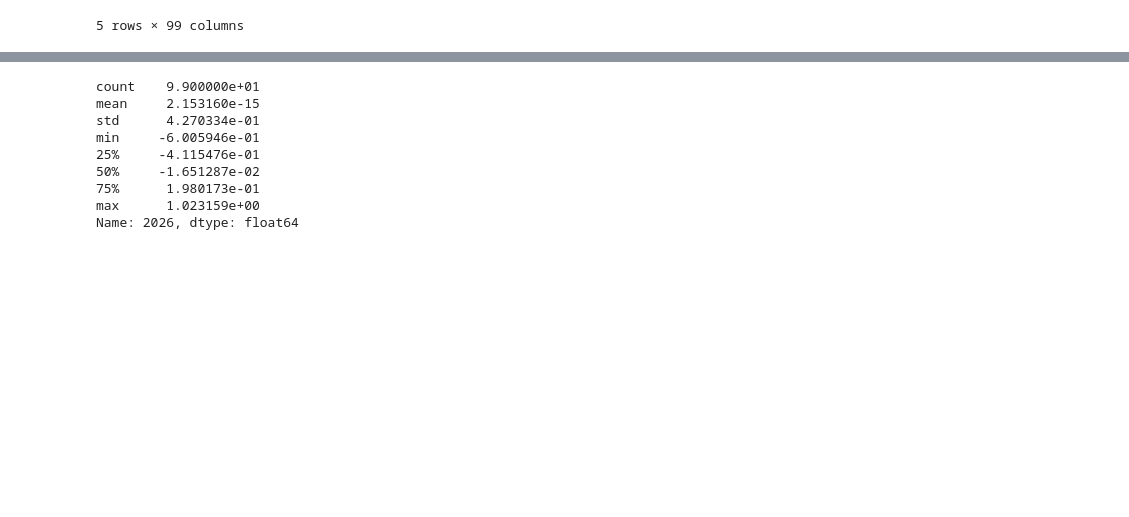
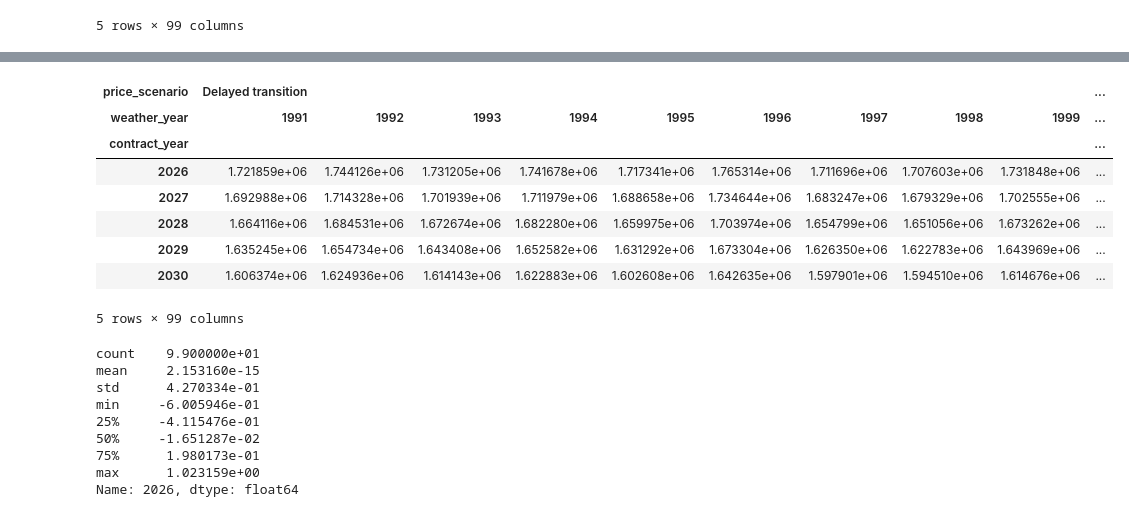
Before and after one commit to SristyKala1/ppa_selection_italy, a Jupyter notebook: notebooks/06_parametrization_setup.ipynb, the cells around one changed output, grey strips where cells are left out. Drawn from its saved outputs; the diff is of its cells as text; code cells hidden in the pictures; blank space fills up the shorter version.

```diff
--- a/notebooks/06_parametrization_setup.ipynb
+++ b/notebooks/06_parametrization_setup.ipynb
@@ -101,0 +173,6 @@ pap_solar_cost_matrix.head()
+# %%
+SLEEVING_MARGIN = 3.0
+
+sleeved_solar_mwh = annual_solar_cf * HOURS_PER_YEAR * CONTRACTED_MW
+sleeving_fee_total = SLEEVING_MARGIN * sleeved_solar_mwh
+sleeving_fee_total.describe()
@@ -102,3 +189,24 @@ pap_solar_cost_matrix.head()
+# %%
+sleeved_columns = {}
+for scenario, weather_year in price_own_zone.columns:
+    sleeved_columns[(scenario, weather_year)] = (
+        pap_solar_cost_matrix[(scenario, weather_year)] + sleeving_fee_total[weather_year]
+    )
+
+sleeved_cost_matrix = pd.DataFrame(sleeved_columns)
+sleeved_cost_matrix.columns.names = ["price_scenario", "weather_year"]
+sleeved_cost_matrix.index.name = "contract_year"
+sleeved_cost_matrix.head()
+# %% [output]
+| price_scenario | Delayed transition |  |  |  |  |  |  |  |  | ... |
+| weather_year | 1991 | 1992 | 1993 | 1994 | 1995 | 1996 | 1997 | 1998 | 1999 | ... |
+| contract_year |  |  |  |  |  |  |  |  |  | ... |
+| 2026 | 1.721859e+06 | 1.744126e+06 | 1.731205e+06 | 1.741678e+06 | 1.717341e+06 | 1.765314e+06 | 1.711696e+06 | 1.707603e+06 | 1.731848e+06 | ... |
+| 2027 | 1.692988e+06 | 1.714328e+06 | 1.701939e+06 | 1.711979e+06 | 1.688658e+06 | 1.734644e+06 | 1.683247e+06 | 1.679329e+06 | 1.702555e+06 | ... |
+| 2028 | 1.664116e+06 | 1.684531e+06 | 1.672674e+06 | 1.682280e+06 | 1.659975e+06 | 1.703974e+06 | 1.654799e+06 | 1.651056e+06 | 1.673262e+06 | ... |
+| 2029 | 1.635245e+06 | 1.654734e+06 | 1.643408e+06 | 1.652582e+06 | 1.631292e+06 | 1.673304e+06 | 1.626350e+06 | 1.622783e+06 | 1.643969e+06 | ... |
+| 2030 | 1.606374e+06 | 1.624936e+06 | 1.614143e+06 | 1.622883e+06 | 1.602608e+06 | 1.642635e+06 | 1.597901e+06 | 1.594510e+06 | 1.614676e+06 | ... |
+5 rows × 99 columns
 # %%
 basis_risk = price_own_zone - price_reference_zone
 basis_risk.loc[CONTRACT_START].describe()
```
Also changed, not shown: parts of 7 cells of this notebook.
